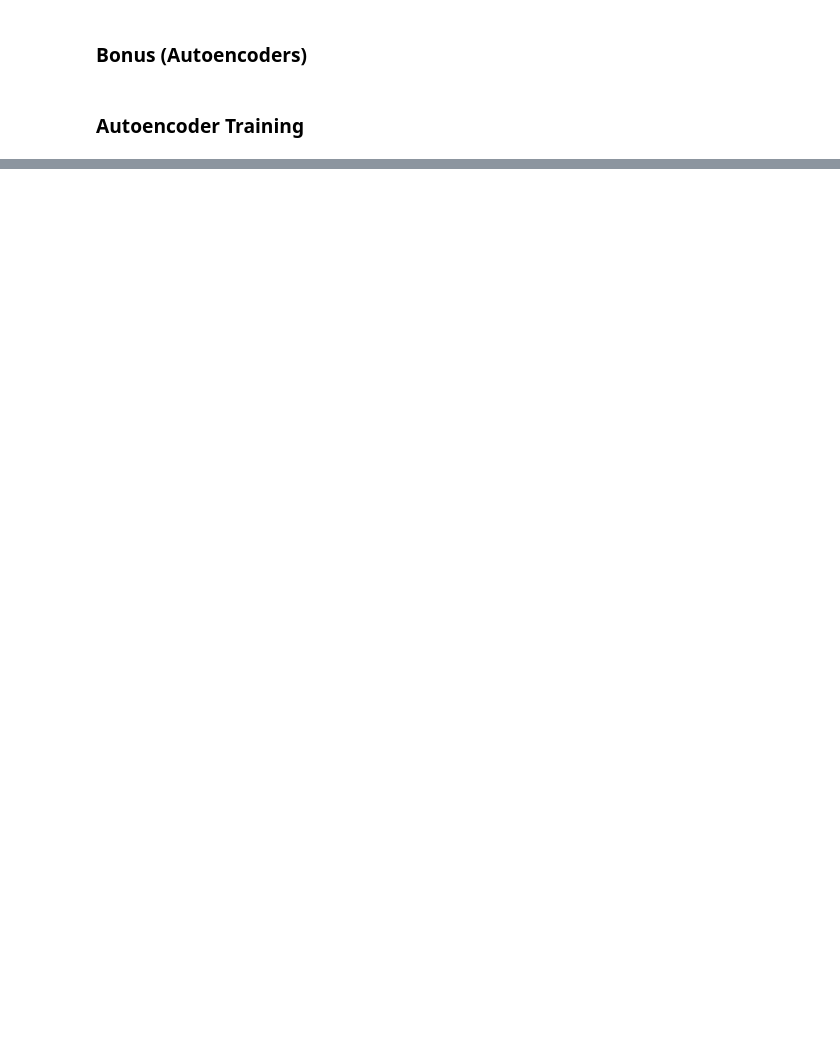
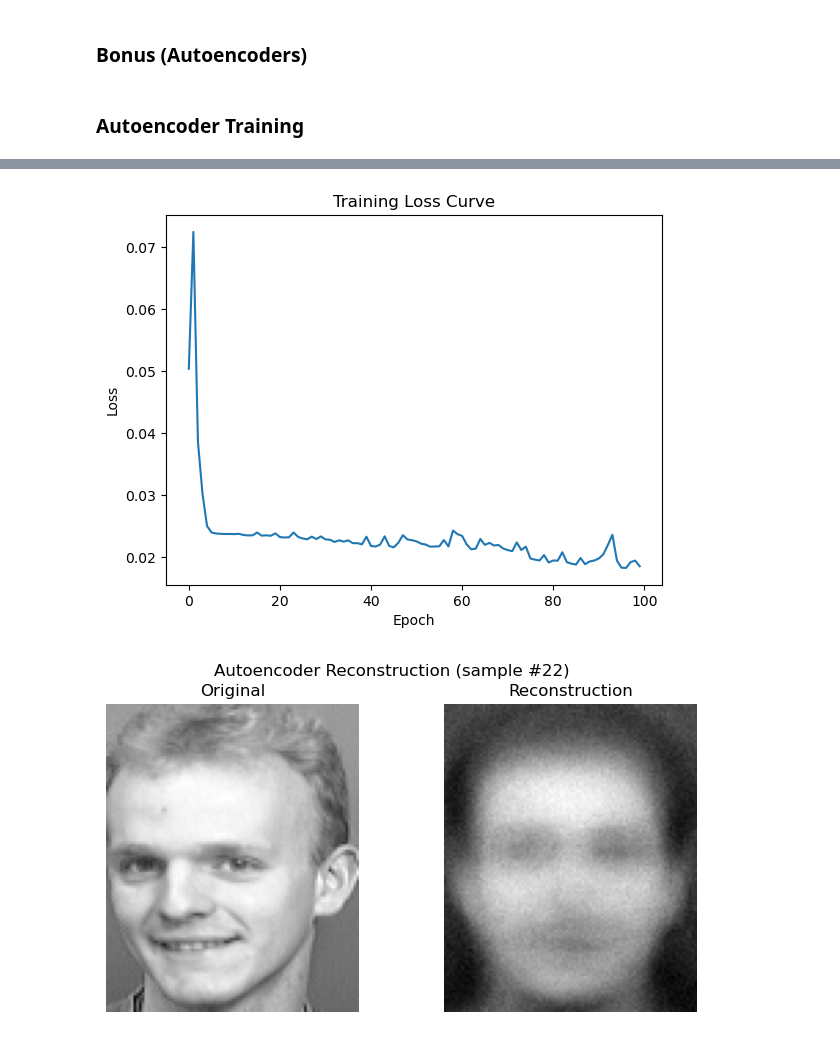
Before and after one commit to ranimeshehata/Face-Recognition, a Jupyter notebook: Face-Recognition.ipynb, the cells around one changed output, grey strips where cells are left out. Drawn from its saved outputs; the diff is of its cells as text; code cells hidden in the pictures; blank space fills up the shorter version.

```diff
--- a/Face-Recognition.ipynb
+++ b/Face-Recognition.ipynb
@@ -514,7 +617,7 @@ class Autoencoder:
     def compute_loss(self, X, X_hat):
         return np.mean((X - X_hat) ** 2)
 
-    def train(self, X, lr=0.01, epochs=100):
+    def train(self, X, lr, epochs):
         losses = []
         for epoch in range(epochs):
             # Forward pass
@@ -540,8 +643,8 @@ class Autoencoder:
             self.b2 -= lr * db2
 
             losses.append(loss)
-            if epoch % 10 == 0:
-                print(f"Epoch {epoch}, Loss: {loss:.5f}")
+            if epoch % 20 == 0:
+                print(f"Epoch {epoch}, Loss: {loss:.5f}, lr: {lr}")
 
         plt.plot(losses)
         plt.xlabel("Epoch")
@@ -582,7 +685,7 @@ D_test_norm = D_test / 255.0
 # Initialize
 auto = Autoencoder(input_dim=10304, hidden_dim=4000)
 # Train
-auto.train(D_train_norm, lr=0.05, epochs=250)
+auto.train(D_train_norm, lr=0.05, epochs=100)
 # Visualize
 auto.visualize_reconstruction(D_train_norm, index=22)
 auto.visualize_reconstruction(D_train_norm, index=5)
@@ -616,3 +719,4 @@ epochs_list = [50, 100, 200]  # Different number of epochs to try
 #             auto.visualize_reconstruction(D_train_norm, index=150)
 #
 #             encoded_features = auto.encode(D_train_norm)
+# %% [output]
@@ -618,0 +728,2 @@ epochs_list = [50, 100, 200]  # Different number of epochs to try
+[figure, added]
+[figure, added]
```
Also changed, not shown: parts of 24 cells of this notebook.
